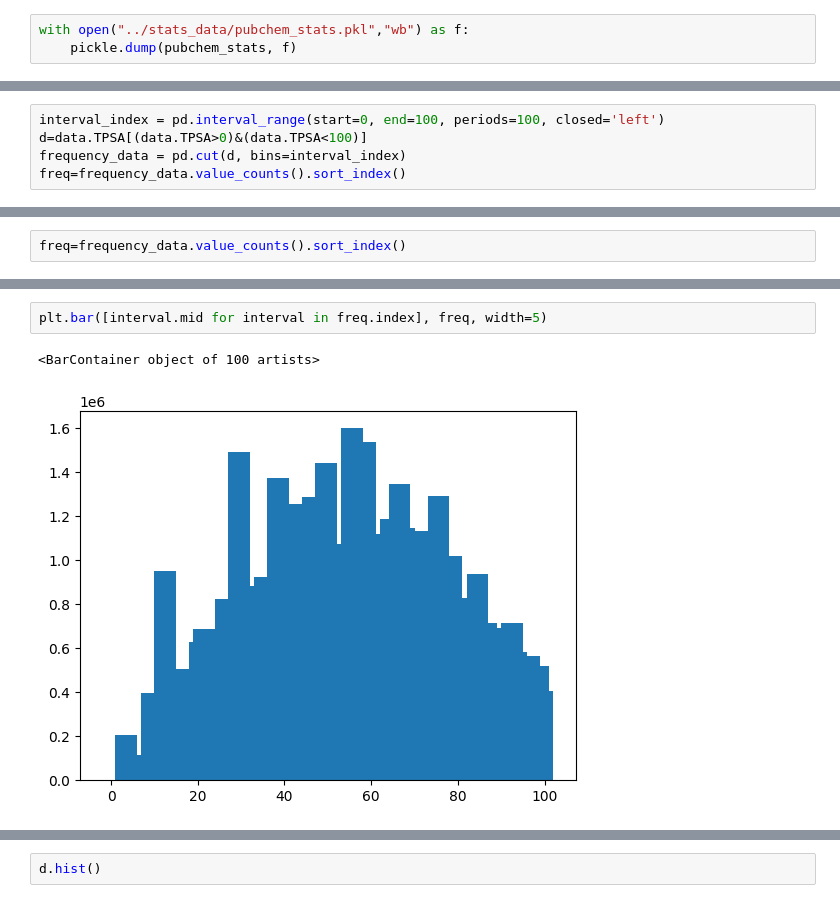
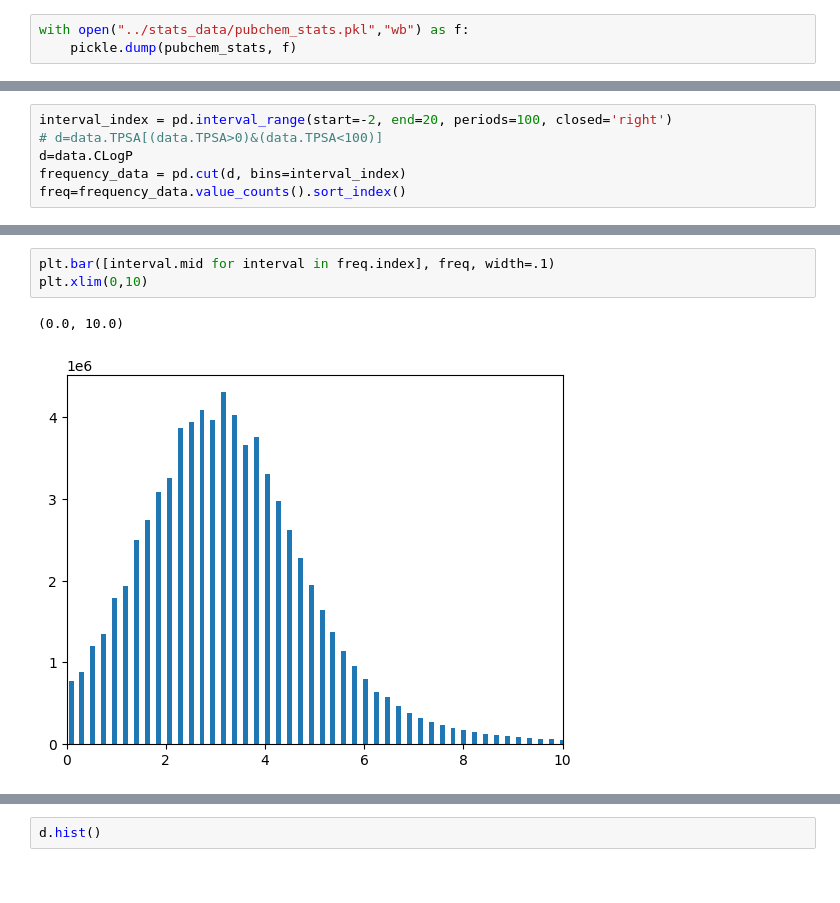
Before and after one commit to YerevaNN/ChemLacticaTestSuite, a Jupyter notebook: src/notebooks/sample_distribution.ipynb, the cells around one changed output, grey strips where cells are left out. Cells and saved outputs as stored; diff of their text form.

```diff
--- a/src/notebooks/sample_distribution.ipynb
+++ b/src/notebooks/sample_distribution.ipynb
@@ -117,5 +123,6 @@ interval_index
 # %%
-interval_index = pd.interval_range(start=0, end=100, periods=100, closed='left')
-d=data.TPSA[(data.TPSA>0)&(data.TPSA<100)]
+interval_index = pd.interval_range(start=-2, end=20, periods=100, closed='right')
+# d=data.TPSA[(data.TPSA>0)&(data.TPSA<100)]
+d=data.CLogP
 frequency_data = pd.cut(d, bins=interval_index)
 freq=frequency_data.value_counts().sort_index()
@@ -127,2 +128,0 @@ frequency_data = pd.cut(d, bins=interval_index)
-# %%
-freq=frequency_data.value_counts().sort_index()
@@ -149,5 +147,6 @@ IntervalIndex([   [0, 1),    [1, 2),    [2, 3),    [3, 4),    [4, 5),
 # %%
-plt.bar([interval.mid for interval in freq.index], freq, width=5)
+plt.bar([interval.mid for interval in freq.index], freq, width=.1)
+plt.xlim(0,10)
 # %% [output]
-<BarContainer object of 100 artists>
+(0.0, 10.0)
-[figure, old version]
+[figure, new version]
```
Also changed, not shown: parts of 21 cells of this notebook.
